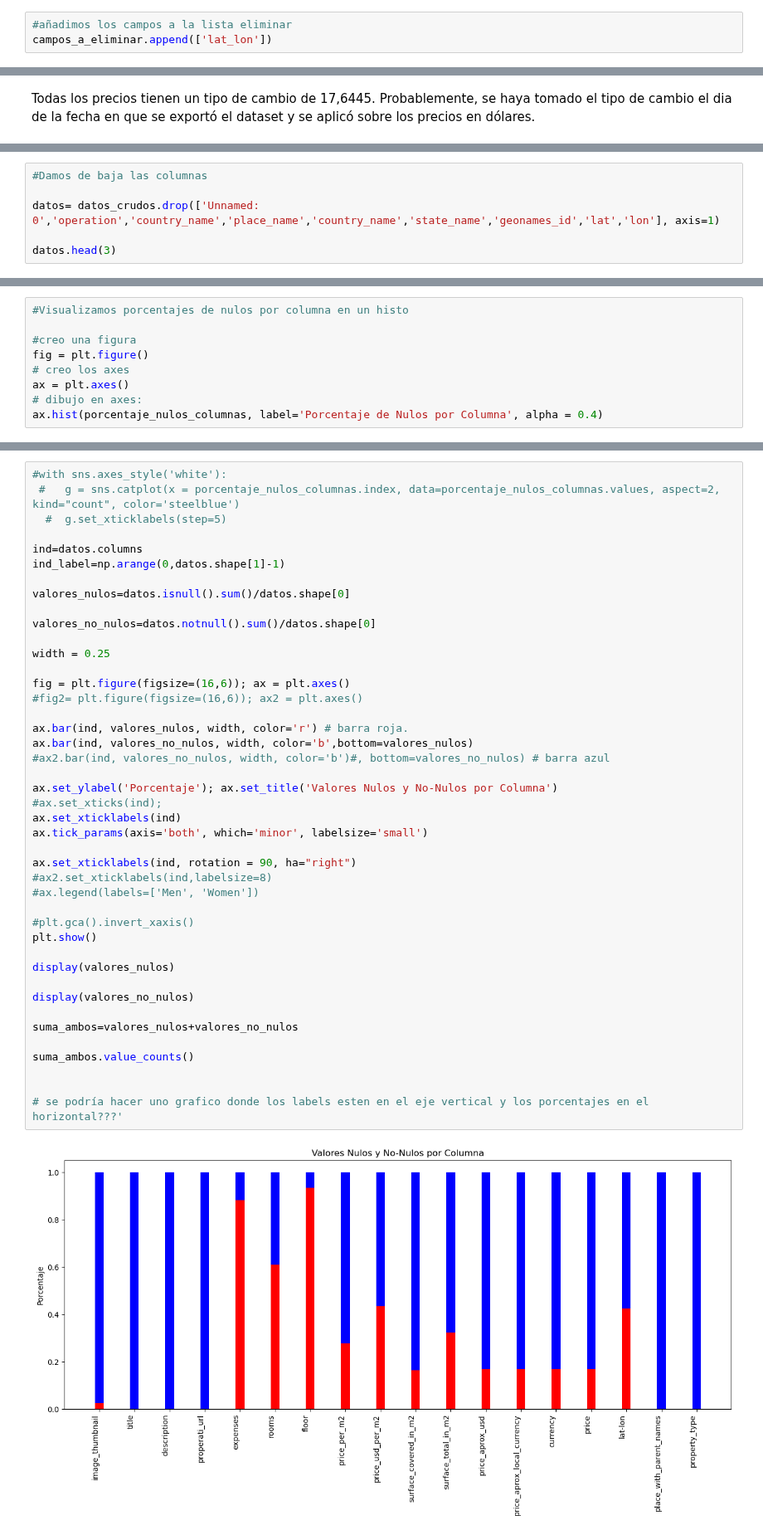
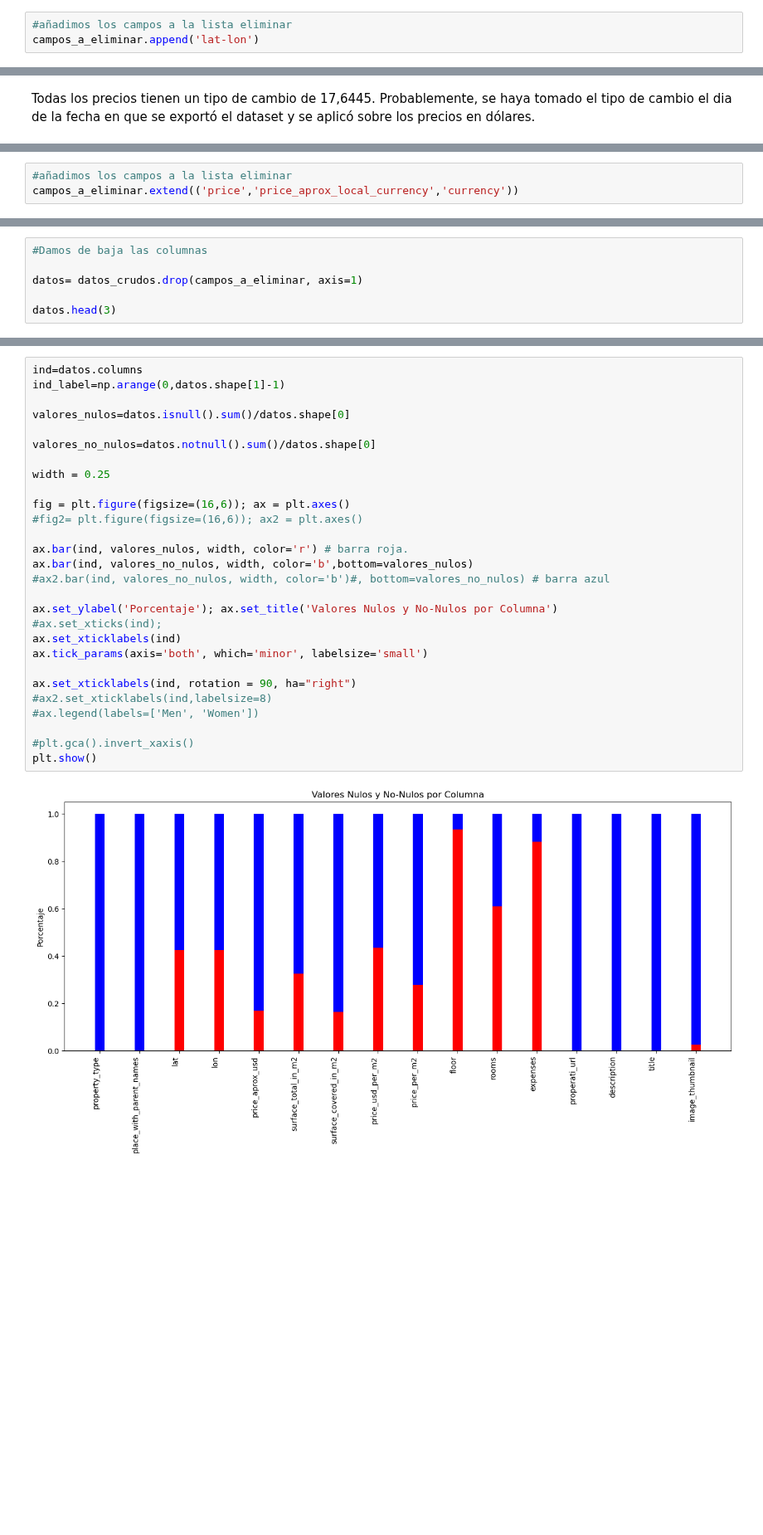
Before and after one commit to Facundo-Peloso/DH-TP-1---Grupo-10, a Jupyter notebook: Main-TP1.ipynb, the cells around one changed output, grey strips where cells are left out. Shown at 83% size. Drawn from its saved outputs; the diff is of its cells as text; blank space fills up the shorter version.

```diff
--- a/Main-TP1.ipynb
+++ b/Main-TP1.ipynb
@@ -238,7 +238,7 @@ dtype: int64
 Como tienen la misma cantidad de datos, descartamos la columna lat-lon.
 # %%
 #añadimos los campos a la lista eliminar
-campos_a_eliminar.append(['lat_lon'])
+campos_a_eliminar.append('lat-lon')
 # %% [markdown]
 Ahora analizamos las columnas correspondientes al precio de las propiedades
 
@@ -284,0 +311,3 @@ el dia de la fecha en que se exportó el dataset y se aplicó sobre los precios
+# %%
+#añadimos los campos a la lista eliminar
+campos_a_eliminar.extend(('price','price_aprox_local_currency','currency'))
@@ -285,7 +327,7 @@ el dia de la fecha en que se exportó el dataset y se aplicó sobre los precios
 # %%
 #Damos de baja las columnas
 
-datos= datos_crudos.drop(['Unnamed: 0','operation','country_name','place_name','country_name','state_name','geonames_id','lat','lon'], axis=1)
+datos= datos_crudos.drop(campos_a_eliminar, axis=1)
 
 datos.head(3)
 # %% [output]
@@ -355,9 +337,0 @@ dtype: float64
-# %%
-#Visualizamos porcentajes de nulos por columna en un histo
-
-#creo una figura
-fig = plt.figure()
-# creo los axes
-ax = plt.axes()
-# dibujo en axes:
-ax.hist(porcentaje_nulos_columnas, label='Porcentaje de Nulos por Columna', alpha = 0.4)
@@ -371,45 +377,30 @@ ax.hist(porcentaje_nulos_columnas, label='Porcentaje de Nulos por Columna', alph
 # %%
-#with sns.axes_style('white'):
- #   g = sns.catplot(x = porcentaje_nulos_columnas.index, data=porcentaje_nulos_columnas.values, aspect=2, kind="count", color='steelblue')
-  #  g.set_xticklabels(step=5)
-
 ind=datos.columns
 ind_label=np.arange(0,datos.shape[1]-1)
 
 valores_nulos=datos.isnull().sum()/datos.shape[0]
 
 valores_no_nulos=datos.notnull().sum()/datos.shape[0]
 
 width = 0.25
 
 fig = plt.figure(figsize=(16,6)); ax = plt.axes()
 #fig2= plt.figure(figsize=(16,6)); ax2 = plt.axes()
 
 ax.bar(ind, valores_nulos, width, color='r') # barra roja.
 ax.bar(ind, valores_no_nulos, width, color='b',bottom=valores_nulos)
 #ax2.bar(ind, valores_no_nulos, width, color='b')#, bottom=valores_no_nulos) # barra azul
 
 ax.set_ylabel('Porcentaje'); ax.set_title('Valores Nulos y No-Nulos por Columna')
 #ax.set_xticks(ind);
 ax.set_xticklabels(ind)
 ax.tick_params(axis='both', which='minor', labelsize='small')
 
 ax.set_xticklabels(ind, rotation = 90, ha="right")
 #ax2.set_xticklabels(ind,labelsize=8)
 #ax.legend(labels=['Men', 'Women'])
 
 #plt.gca().invert_xaxis()
 plt.show()
-
-display(valores_nulos)
-
-display(valores_no_nulos)
-
-suma_ambos=valores_nulos+valores_no_nulos
-
-suma_ambos.value_counts()
-
-
-# se podría hacer uno grafico donde los labels esten en el eje vertical y los porcentajes en el horizontal???'
 # %% [output]
-[figure, old version]
+[figure, new version]
```
Also changed, not shown: parts of 24 cells of this notebook, 1 other file.
